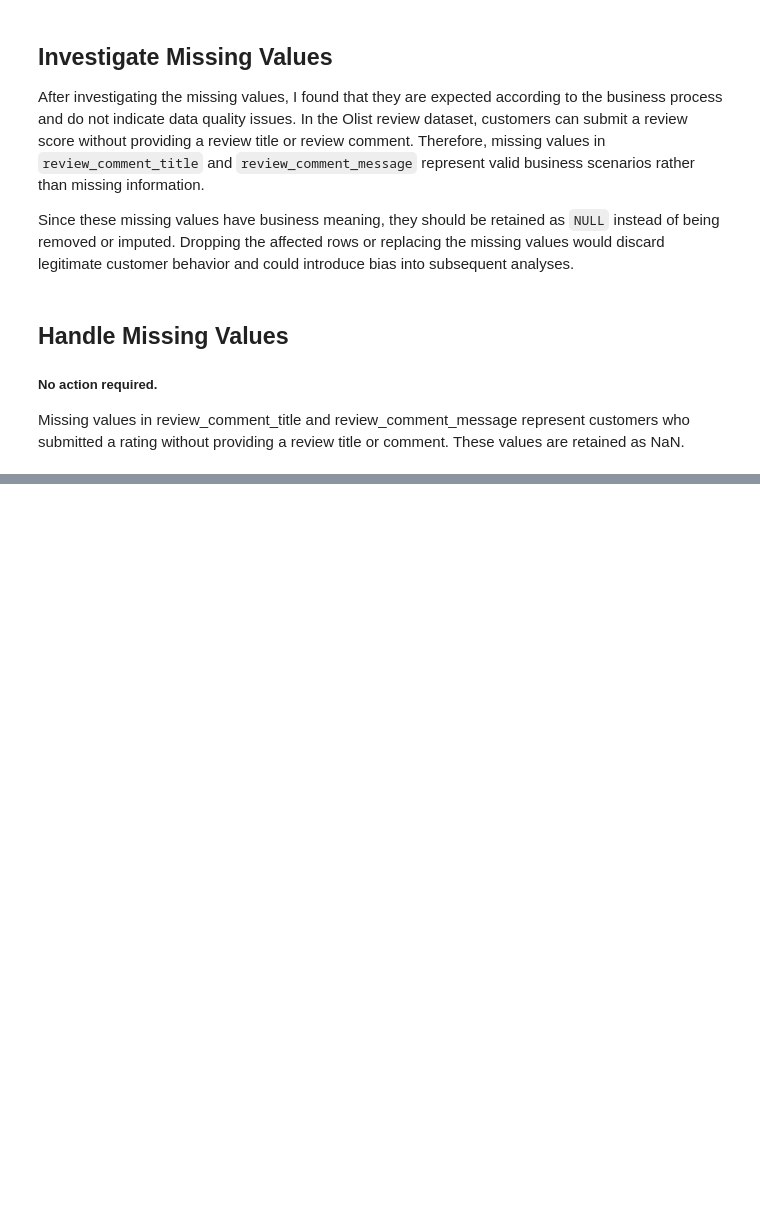
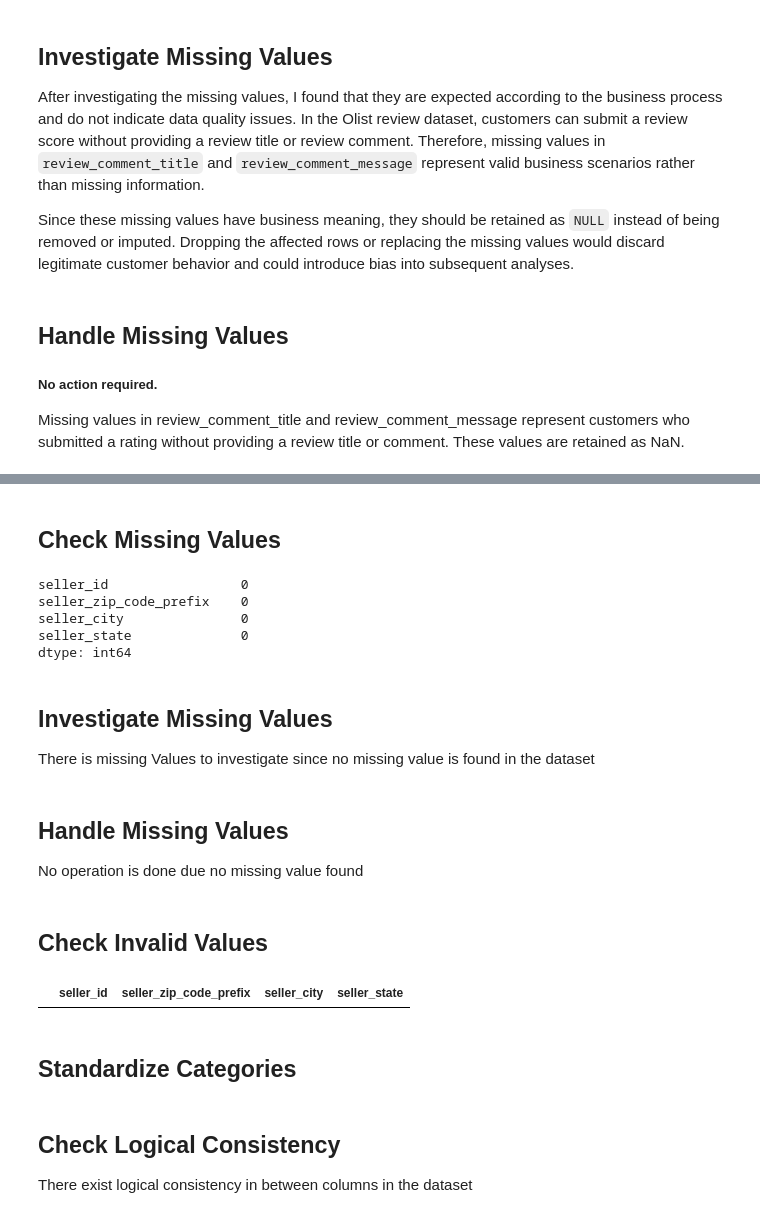
Before and after one commit to Akah5David/olist_data_analytics, a Jupyter notebook: notebooks/02_data_cleaning.ipynb, the cells around one changed output, grey strips where cells are left out. Drawn from its saved outputs; the diff is of its cells as text; code cells hidden in the pictures; blank space fills up the shorter version.

```diff
--- a/notebooks/02_data_cleaning.ipynb
+++ b/notebooks/02_data_cleaning.ipynb
@@ -1500,0 +1696,2 @@ order_reviews_df[~review_score_mask] # for values above 5 review_score
+# %%
+sellers_df_clean.columns = sellers_df_clean.columns.str.strip().str.lower()
@@ -1500,0 +1700,3 @@ order_reviews_df[~review_score_mask] # for values above 5 review_score
+# %%
+# convert seller_zip_code_prefix from integer datatype to string datatype
+sellers_df_clean["seller_zip_code_prefix"] = sellers_df_clean["seller_zip_code_prefix"].astype(str)
@@ -1500,0 +1710,68 @@ order_reviews_df[~review_score_mask] # for values above 5 review_score
+# %% [markdown]
+## Check Missing Values
+# %%
+sellers_df_clean.isna().sum()
+# %% [output]
+seller_id                 0
+seller_zip_code_prefix    0
+seller_city               0
+seller_state              0
+dtype: int64
+# %% [markdown]
+## Investigate Missing Values
+
+There is missing Values to investigate since no missing value is found in the dataset
+# %% [markdown]
+## Handle Missing Values
+
+No operation is done due no missing value found
+# %% [markdown]
+## Check Invalid Values
+# %%
+# Check for invalid Values in seller_city column
+sellers_df_clean["seller_city"] = (
+    sellers_df_clean["seller_city"]
+    .apply(lambda x: unicodedata.normalize("NFC", x) if isinstance(x, str) else x)
+) # Normalize Unicode
+
+city_mask = sellers_df_clean["seller_city"].str.fullmatch(
+    r"[A-Za-zÀ-ÖØ-öø-ÿ'() ]+",
+    na=False
+) # Checks for missing value in seller_city
+
+sellers_df_clean[~city_mask].shape
+sellers_df_clean[~city_mask]
+
+# Remove everything after / or \
+sellers_df_clean["seller_city"] = (
+    sellers_df_clean["seller_city"]
+    .str.replace(r"[\\/,-].*$", "", regex=True)
+)
+
+# Replace emails with NaN
+email_mask = sellers_df_clean["seller_city"].str.fullmatch(
+    r"[A-Za-z0-9._%+-]+@[A-Za-z0-9.-]+\.[A-Za-z]{2,}",
+    na=False
+)
+sellers_df_clean.loc[email_mask, "seller_city"] = np.nan
+
+# Replace values containing digits with NaN
+number_mask = sellers_df_clean["seller_city"].str.contains(r"\d", na=False)
+sellers_df_clean.loc[number_mask, "seller_city"] = np.nan
+
+
+# Check for invalid Values in seller_state column
+state_mask =  sellers_df_clean["seller_state"].str.fullmatch(r"[A-Z]{2}", na=False)
+sellers_df_clean[~state_mask]
+
+# Check for invalid Values in seller_zip_code_prefix column
+zip_code_mask =  sellers_df_clean["seller_zip_code_prefix"].str.fullmatch(r"\d{4,5}", na=False)
+sellers_df_clean[~zip_code_mask]
+
+# Check for invalid Values in seller_zip_code_prefix column
+seller_mask =  sellers_df_clean["seller_id"].str.fullmatch(r"[a-z0-9]+", na=False)
+sellers_df_clean[~seller_mask]
+# %% [output]
+|  | seller_id | seller_zip_code_prefix | seller_city | seller_state |
+# %% [markdown]
+## Standardize Categories
@@ -1500,0 +1798,4 @@ order_reviews_df[~review_score_mask] # for values above 5 review_score
+# %% [markdown]
+## Check Logical Consistency
+
+There exist logical consistency in between columns in the dataset
```
Also changed, not shown: parts of 45 cells of this notebook, 2 other files.
